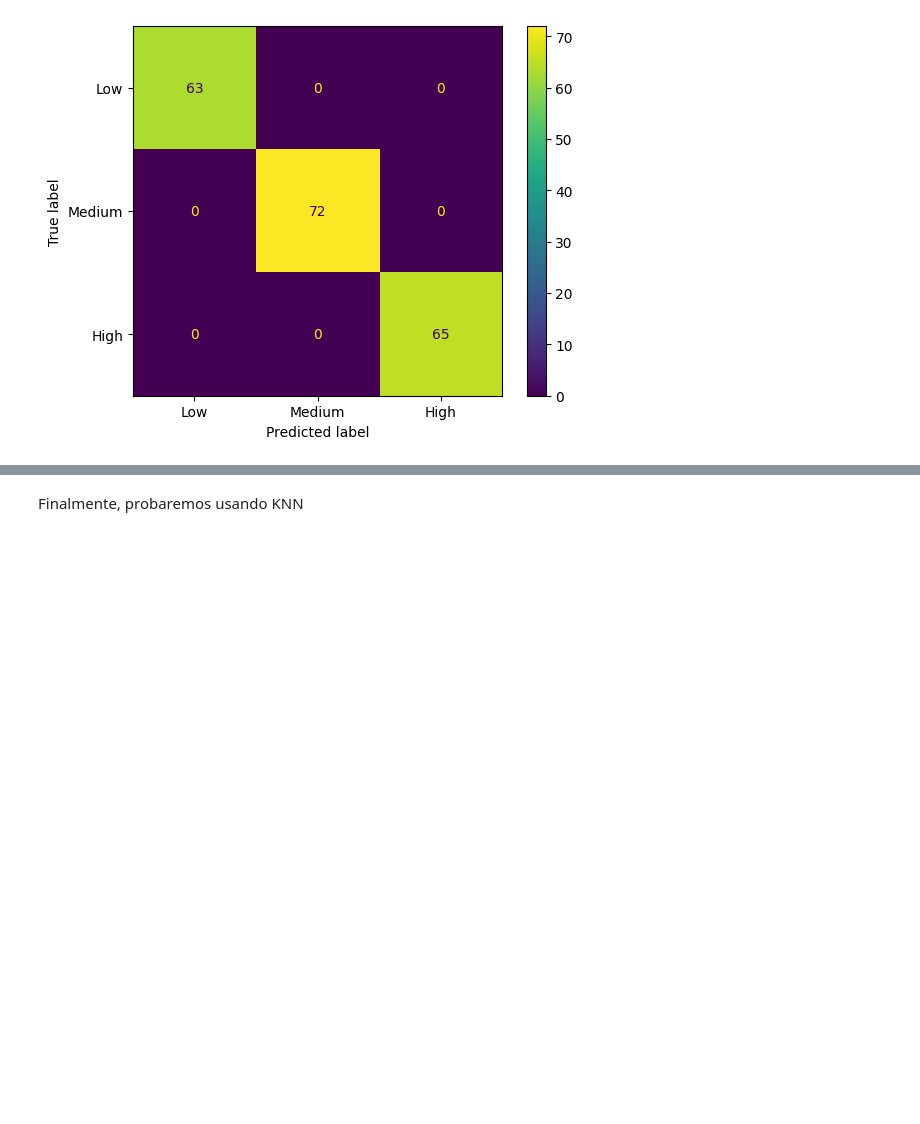
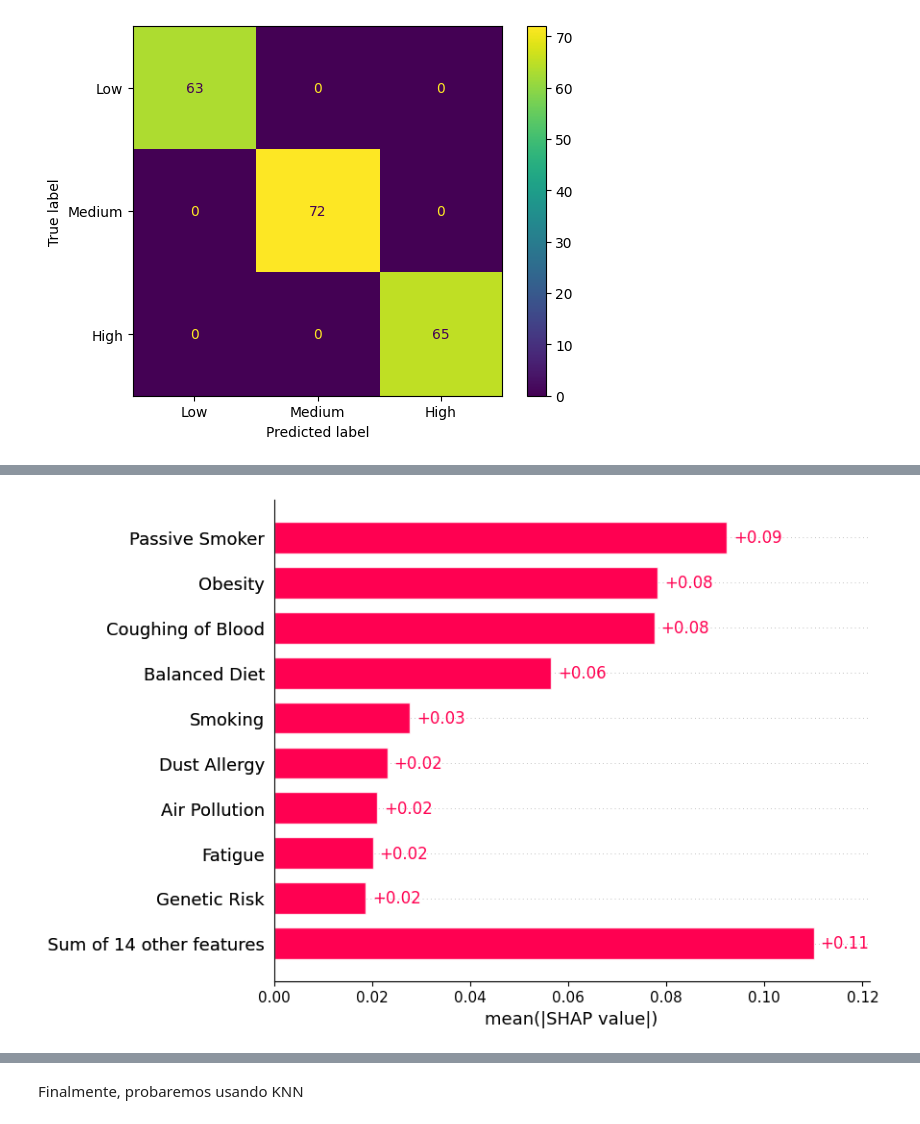
Before and after one commit to machl21/lung_cancer_prediction, a Jupyter notebook: proyecto.ipynb, the cells around one changed output, grey strips where cells are left out. Cells and saved outputs as stored; diff of their text form; code cells hidden in the pictures; blank space fills up the shorter version.

```diff
--- a/proyecto.ipynb
+++ b/proyecto.ipynb
@@ -176,21 +183,21 @@ weighted avg       1.00      1.00      1.00       200
 # %% [markdown]
 Ahora probamos con un arbol de decisión
 # %%
-def objectiveDT(trial):
+def objectiveRF(trial):
     crit=trial.suggest_categorical('Criterion',['gini', 'entropy', 'log_loss'])
-    split=trial.suggest_categorical('Splitter',['best','random'])
-    depth=trial.suggest_int('Max_depth',1,10)
+    depth=trial.suggest_int('Max_depth',1,15)
+    n=trial.suggest_int('estimators',1,150)
 
     #entrenamiento
-    DT=tree.DecisionTreeClassifier(criterion=crit,splitter=split,max_depth=depth)
-    DT.fit(X_train,y_train)
+    RF=ensemble.RandomForestClassifier(n_estimators=n,criterion=crit,max_depth=depth)
+    RF.fit(X_train,y_train)
 
     #prediccion
-    y_pred = DT.predict(X_test)
+    y_pred = RF.predict(X_test)
 
     #metrica
     f1=metrics.f1_score(y_test,y_pred,average='micro')
     return f1
 
-studyDT = optuna.create_study(direction='maximize')
-studyDT.optimize(objectiveDT, n_trials=100)
+studyRF = optuna.create_study(sampler=sampler, direction='maximize')
+studyRF.optimize(objectiveRF, n_trials=100)
@@ -220,0 +206,3 @@ print(studyDT.best_params)
+# %%
+print(studyRF.best_params)
+optuna.visualization.plot_optimization_history(studyRF)
@@ -221,16 +218,16 @@ print(studyDT.best_params)
 # %% [markdown]
 Validación
 # %%
-crit=studyDT.best_params['Criterion']
-split=studyDT.best_params['Splitter']
-depth=studyDT.best_params['Max_depth']
+crit=studyRF.best_params['Criterion']
+depth=studyRF.best_params['Max_depth']
+n=studyRF.best_params['estimators']
 
 
-DT=tree.DecisionTreeClassifier(criterion=crit,splitter=split,max_depth=depth)
-DT.fit(X_train,y_train)
+RF=ensemble.RandomForestClassifier(n_estimators=n,criterion=crit,max_depth=depth)
+RF.fit(X_train,y_train)
 
 #prediccion
-y_pred = DT.predict(X_val)
+y_pred = RF.predict(X_val)
 
 #metricas
 print(metrics.classification_report(y_val,y_pred,target_names=['Low','Medium','High']))
@@ -250,3 +247,10 @@ disp.plot()
 weighted avg       1.00      1.00      1.00       200
 <sklearn.metrics._plot.confusion_matrix.ConfusionMatrixDisplay at 0x...>
 [figure]
+# %%
+explainer_rfc = shap.Explainer(RF)
+shap_values_rfc = explainer_rfc(X_test)
+# %%
+shap.initjs()
+shap.plots.bar(shap_values_rfc[:, :, 2])
+# %% [output]
@@ -252,0 +258 @@ weighted avg       1.00      1.00      1.00       200
+[figure, added]
```
Also changed, not shown: parts of 34 cells of this notebook, 17 other files.
